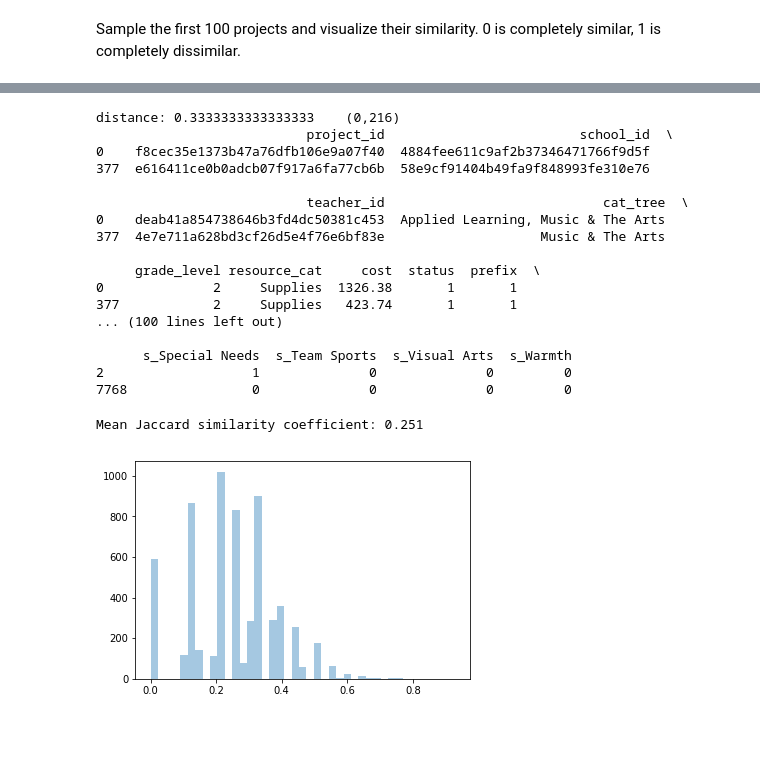
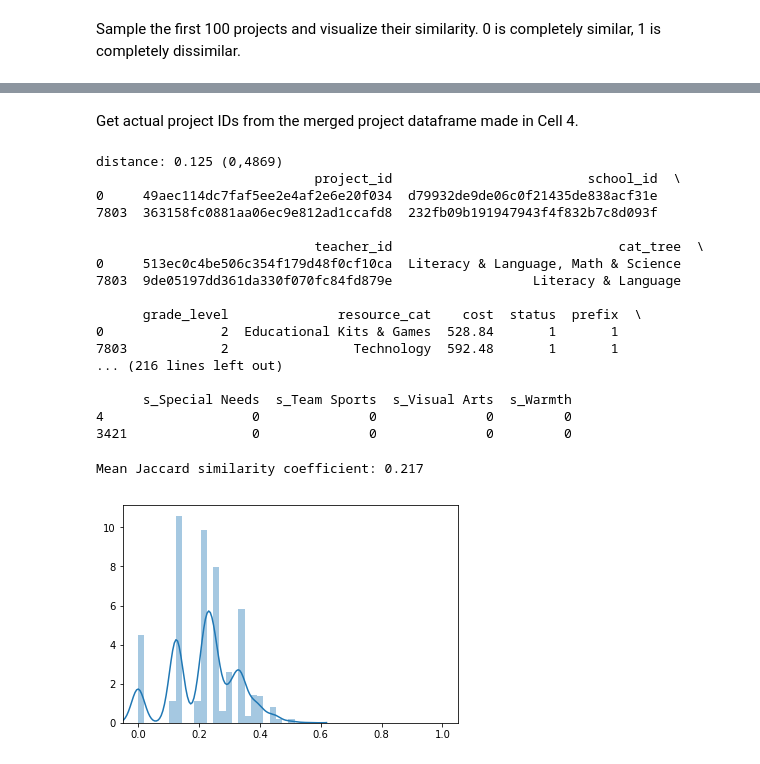
Before and after one commit to mikeona120/MATH189_Final, a Jupyter notebook: similar_projects.ipynb, the cells around one changed output, grey strips where cells are left out. Drawn from its saved outputs; the diff is of its cells as text; code cells hidden in the pictures; blank space fills up the shorter version.

```diff
--- a/similar_projects.ipynb
+++ b/similar_projects.ipynb
@@ -192,9 +192,4 @@ https://www.umass.edu/landeco/teaching/multivariate/readings/McCune.and.Grace.20
 # %%
 from scipy.spatial.distance import cdist
 
-Y = cdist(num_mat, num_mat, 'jaccard')
-
-print('Similarities cast...')
-
-low = np.tril_indices(Y.shape[0], -1) # Remove the bottom triangular
-Y[low[0], low[1]] = np.nan
+Y = cdist(num_mat, num_mat, 'jaccard') # 0 is completely similar, 1 is completely dissimilar
@@ -214,0 +205,2 @@ top_similarities = Y[:-1].argsort(axis=1)[:, 1]
+# %%
+sort_Y = Y.argsort(axis=1)
@@ -214,0 +211,2 @@ top_similarities = Y[:-1].argsort(axis=1)[:, 1]
+# %%
+unique_sort_Y = np.unique(np.sort(sort_Y[:, 0:2], axis=1), axis=0)
@@ -215,37 +221,42 @@ top_similarities = Y[:-1].argsort(axis=1)[:, 1]
+# %% [markdown]
+Get actual project IDs from the merged project dataframe made in Cell 4.
 # %%
 ds = []
 indices = []
 
-for i, j in enumerate(top_similarities):
-    ds.append(Y[i, j])
+for pair in unique_sort_Y:
+    ds.append(Y[pair[0], pair[1]])
 
-    ixs = num_mat.iloc[[i, j], :].index
-    indices.append(ixs)
+    ixs = num_mat.iloc[[pair[0], pair[1]], :].index
+    indices.append(list(ixs))
 
-    if i < 2:
-        print('distance: {}\t({},{})'.format(Y[i, j], i, j))
+    if pair[0] < 2:
+        print('distance: {}\t({},{})'.format(Y[pair[0], pair[1]], pair[0], pair[1]))
         print(cat_break.loc[ixs])
+
+indices = np.array(indices)
 # %% [output]
-distance: 0.3333333333333333    (0,216)
-                           project_id                         school_id  \
-0    f8cec35e1373b47a76dfb106e9a07f40  4884fee611c9af2b37346471766f9d5f
-377  e616411ce0b0adcb07f917a6fa77cb6b  58e9cf91404b49fa9f848993fe310e76
+distance: 0.125 (0,4869)
+                            project_id                         school_id  \
+0     49aec114dc7faf5ee2e4af2e6e20f034  d79932de9de06c0f21435de838acf31e
+7803  363158fc0881aa06ec9e812ad1ccafd8  232fb09b191947943f4f832b7c8d093f
 
-                           teacher_id                            cat_tree  \
-0    deab41a854738646b3fd4dc50381c453  Applied Learning, Music & The Arts
-377  4e7e711a628bd3cf26d5e4f76e6bf83e                    Music & The Arts
+                            teacher_id                             cat_tree  \
+0     513ec0c4be506c354f179d48f0cf10ca  Literacy & Language, Math & Science
+7803  9de05197dd361da330f070fc84fd879e                  Literacy & Language
 
-     grade_level resource_cat     cost  status  prefix  \
-0              2     Supplies  1326.38       1       1
-377            2     Supplies   423.74       1       1
-... (100 lines left out)
+      grade_level              resource_cat    cost  status  prefix  \
+0               2  Educational Kits & Games  528.84       1       1
+7803            2                Technology  592.48       1       1
+... (216 lines left out)
 
       s_Special Needs  s_Team Sports  s_Visual Arts  s_Warmth
-2                   1              0              0         0
-7768                0              0              0         0
+4                   0              0              0         0
+3421                0              0              0         0
 # %%
-sns.distplot(ds, kde=False)
+sns.distplot(ds, kde=True)
+plt.xlim([-0.05, 1.05])
 print('Mean Jaccard similarity coefficient: {:.3f}'.format(np.array(ds).mean()))
 # %% [output]
-Mean Jaccard similarity coefficient: 0.251
+Mean Jaccard similarity coefficient: 0.217
-[figure, old version]
+[figure, new version]
```
Also changed, not shown: parts of 15 cells of this notebook.
